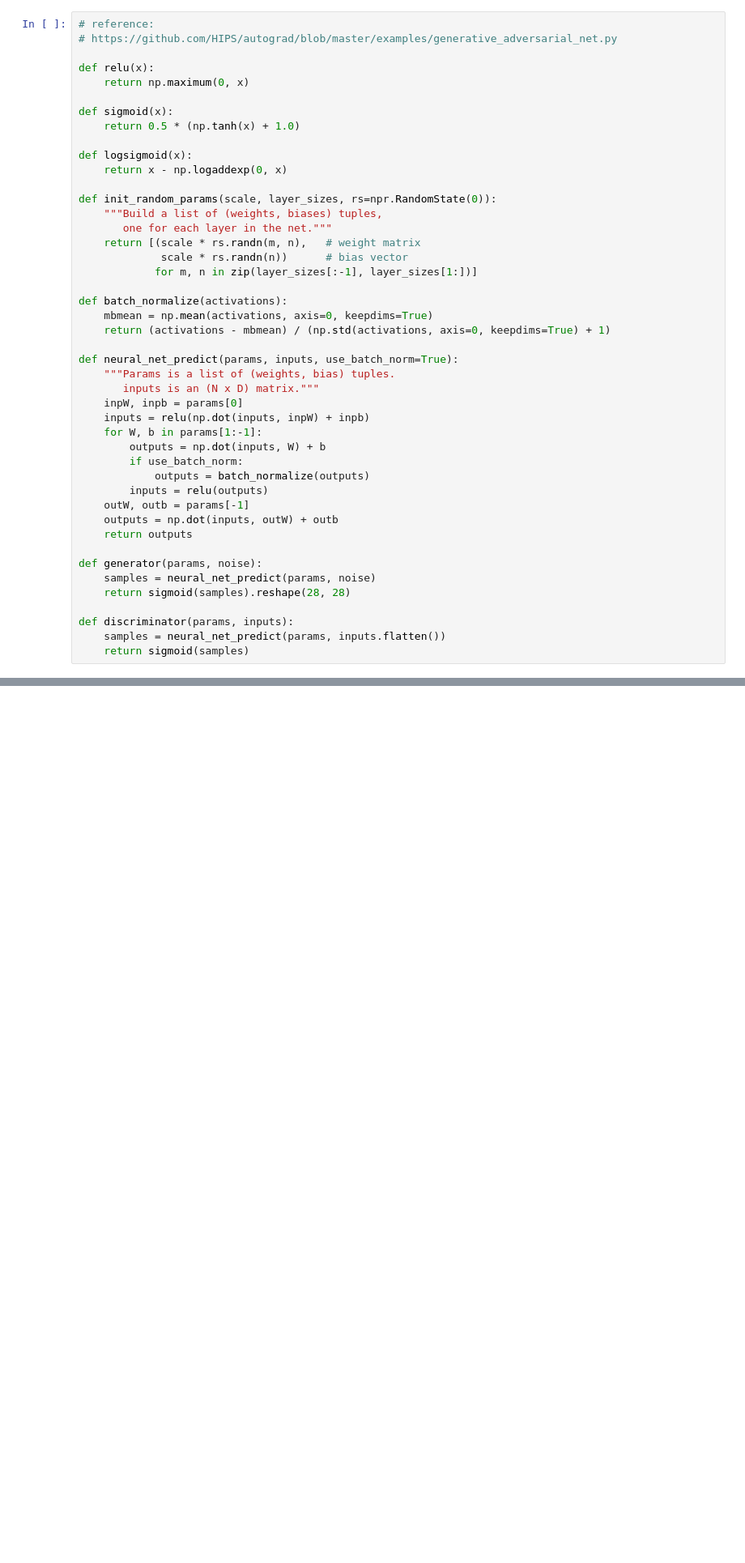
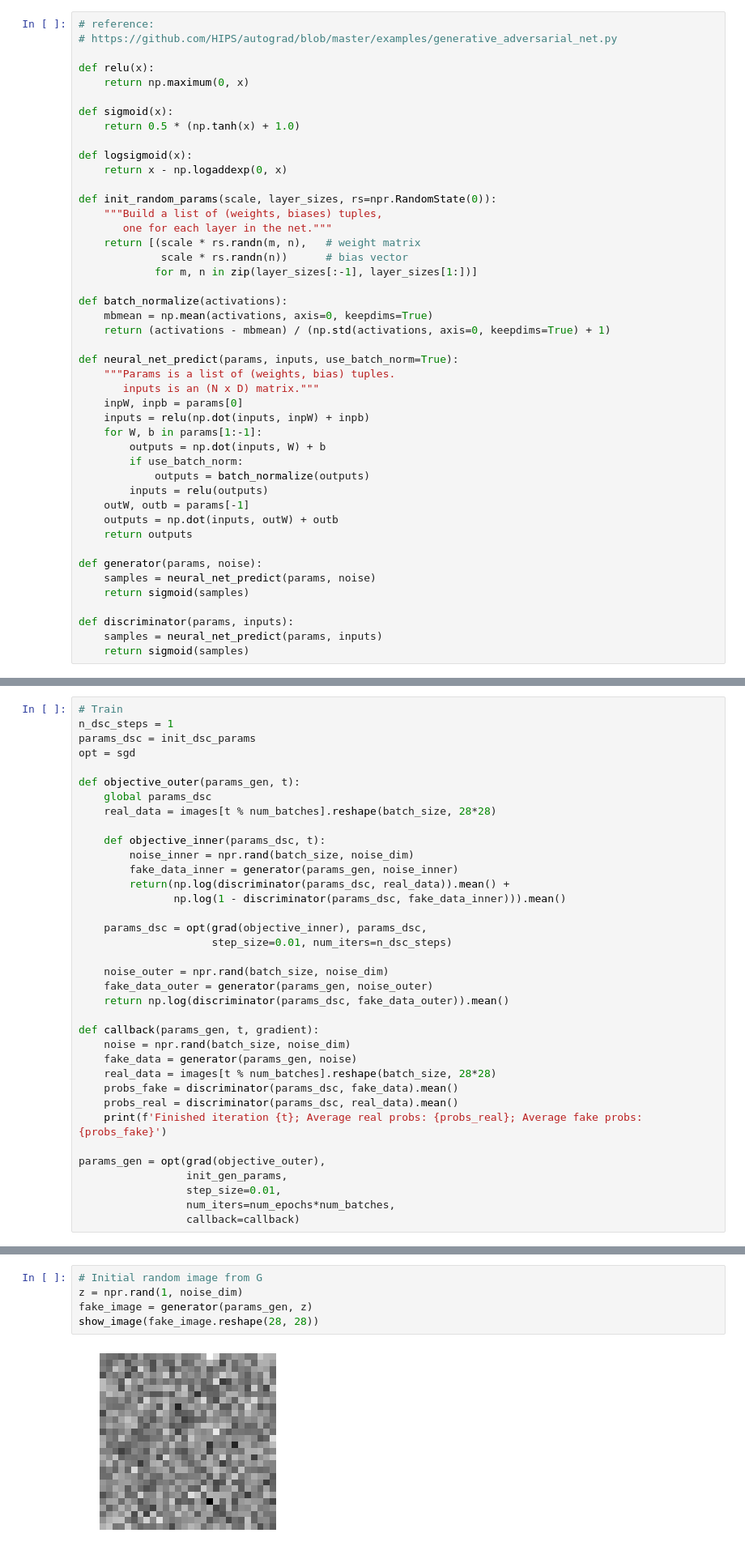
Before and after one commit to dsevero/generative-models, a Jupyter notebook: experiments/GAN/notebooks/goodfellow_2014.ipynb, the cells around one changed output, grey strips where cells are left out. Shown: that part at 81% size. Saved outputs shown, nothing was run; the diff lists cells and outputs as text; blank space fills up the shorter version.

```diff
--- a/experiments/GAN/notebooks/goodfellow_2014.ipynb
+++ b/experiments/GAN/notebooks/goodfellow_2014.ipynb
@@ -70,10 +79,10 @@ def neural_net_predict(params, inputs, use_batch_norm=True):
 
 def generator(params, noise):
     samples = neural_net_predict(params, noise)
-    return sigmoid(samples).reshape(28, 28)
+    return sigmoid(samples)
 
 def discriminator(params, inputs):
-    samples = neural_net_predict(params, inputs.flatten())
+    samples = neural_net_predict(params, inputs)
     return sigmoid(samples)
 # %%
 params = 5*((np.eye(3), np.zeros(3)),)
@@ -132,0 +152,36 @@ array([0.50065436])
+# %%
+# Train
+n_dsc_steps = 1
+params_dsc = init_dsc_params
+opt = sgd
+
+def objective_outer(params_gen, t):
+    global params_dsc
+    real_data = images[t % num_batches].reshape(batch_size, 28*28)
+
+    def objective_inner(params_dsc, t):
+        noise_inner = npr.rand(batch_size, noise_dim)
+        fake_data_inner = generator(params_gen, noise_inner)
+        return(np.log(discriminator(params_dsc, real_data)).mean() +
+               np.log(1 - discriminator(params_dsc, fake_data_inner))).mean()
+
+    params_dsc = opt(grad(objective_inner), params_dsc,
+                     step_size=0.01, num_iters=n_dsc_steps)
+
+    noise_outer = npr.rand(batch_size, noise_dim)
+    fake_data_outer = generator(params_gen, noise_outer)
+    return np.log(discriminator(params_dsc, fake_data_outer)).mean()
+
+def callback(params_gen, t, gradient):
+    noise = npr.rand(batch_size, noise_dim)
+    fake_data = generator(params_gen, noise)
+    real_data = images[t % num_batches].reshape(batch_size, 28*28)
+    probs_fake = discriminator(params_dsc, fake_data).mean()
+    probs_real = discriminator(params_dsc, real_data).mean()
+    print(f'Finished iteration {t}; Average real probs: {probs_real}; Average fake probs: {probs_fake}')
+
+params_gen = opt(grad(objective_outer),
+                 init_gen_params,
+                 step_size=0.01,
+                 num_iters=num_epochs*num_batches,
+                 callback=callback)
@@ -132,0 +207,7 @@ array([0.50065436])
+# %%
+# Initial random image from G
+z = npr.rand(1, noise_dim)
+fake_image = generator(params_gen, z)
+show_image(fake_image.reshape(28, 28))
+# %% [output]
+[figure, added]
```
Also changed, not shown: parts of 7 cells of this notebook.
